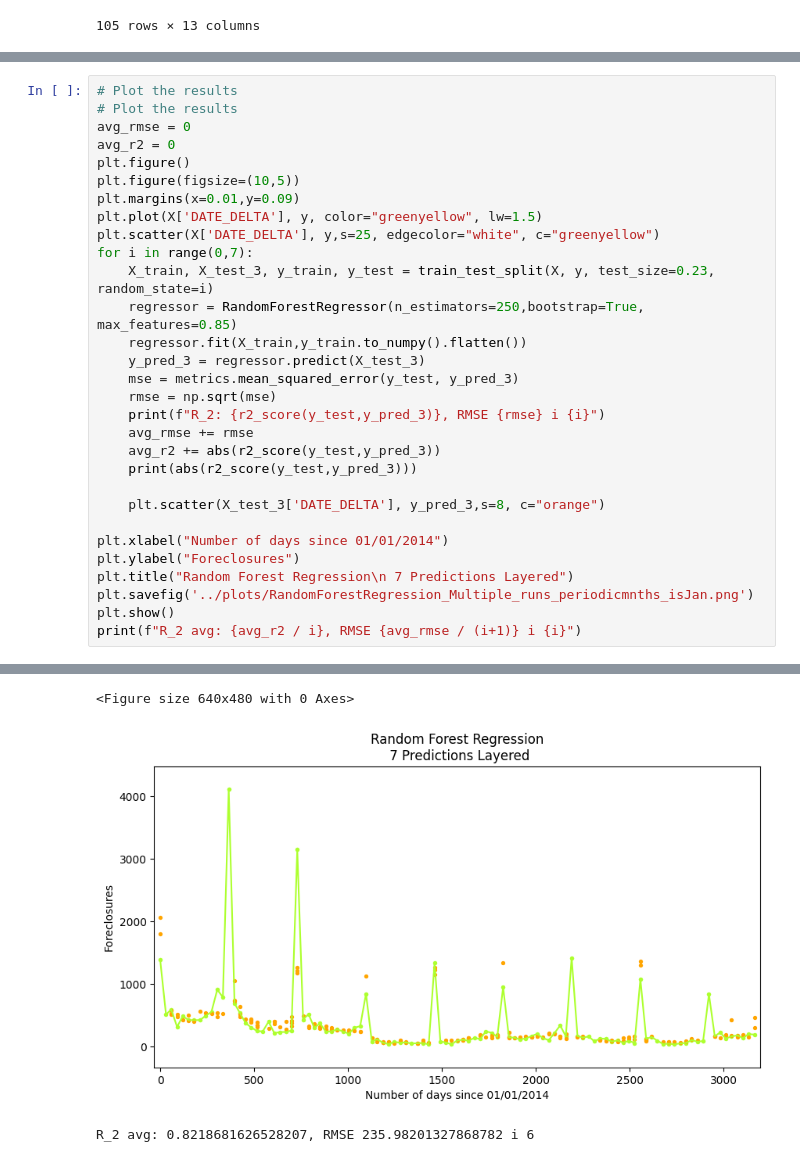
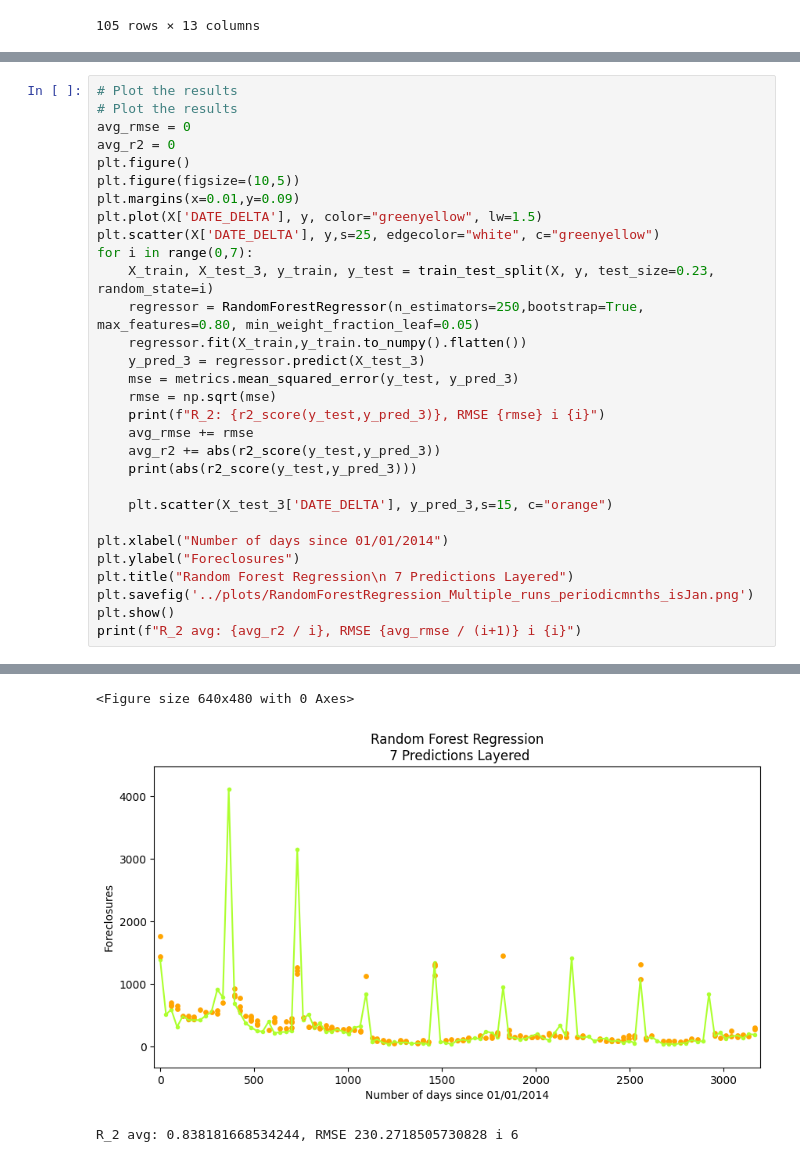
Before and after one commit to Shramster/Predicting-Los-Angeles-Foreclosures, a Jupyter notebook: application/RandomForest_PeriodicMonths_isJan.ipynb, the cells around one changed output, grey strips where cells are left out. Saved outputs shown, nothing was run; the diff lists cells and outputs as text.

```diff
--- a/application/RandomForest_PeriodicMonths_isJan.ipynb
+++ b/application/RandomForest_PeriodicMonths_isJan.ipynb
@@ -170,7 +173,7 @@ plt.plot(X['DATE_DELTA'], y, color="greenyellow", lw=1.5)
 plt.scatter(X['DATE_DELTA'], y,s=25, edgecolor="white", c="greenyellow")
 for i in range(0,7):
     X_train, X_test_3, y_train, y_test = train_test_split(X, y, test_size=0.23, random_state=i)
-    regressor = RandomForestRegressor(n_estimators=250,bootstrap=True, max_features=0.85)
+    regressor = RandomForestRegressor(n_estimators=250,bootstrap=True, max_features=0.80, min_weight_fraction_leaf=0.05)
     regressor.fit(X_train,y_train.to_numpy().flatten())
     y_pred_3 = regressor.predict(X_test_3)
     mse = metrics.mean_squared_error(y_test, y_pred_3)
@@ -180,7 +183,7 @@ for i in range(0,7):
     avg_r2 += abs(r2_score(y_test,y_pred_3))
     print(abs(r2_score(y_test,y_pred_3)))
 
-    plt.scatter(X_test_3['DATE_DELTA'], y_pred_3,s=8, c="orange")
+    plt.scatter(X_test_3['DATE_DELTA'], y_pred_3,s=15, c="orange")
 
 plt.xlabel("Number of days since 01/01/2014")
 plt.ylabel("Foreclosures")
@@ -206,3 +209,3 @@ R_2: 0.6505726744261109, RMSE 174.35237784853985 i 6
 <Figure size 640x480 with 0 Axes>
-[figure, old version]
+[figure, new version]
-R_2 avg: 0.8218681626528207, RMSE 235.98201327868782 i 6
+R_2 avg: 0.838181668534244, RMSE 230.2718505730828 i 6
```
Also changed, not shown: parts of 4 cells of this notebook, 8 other files.
